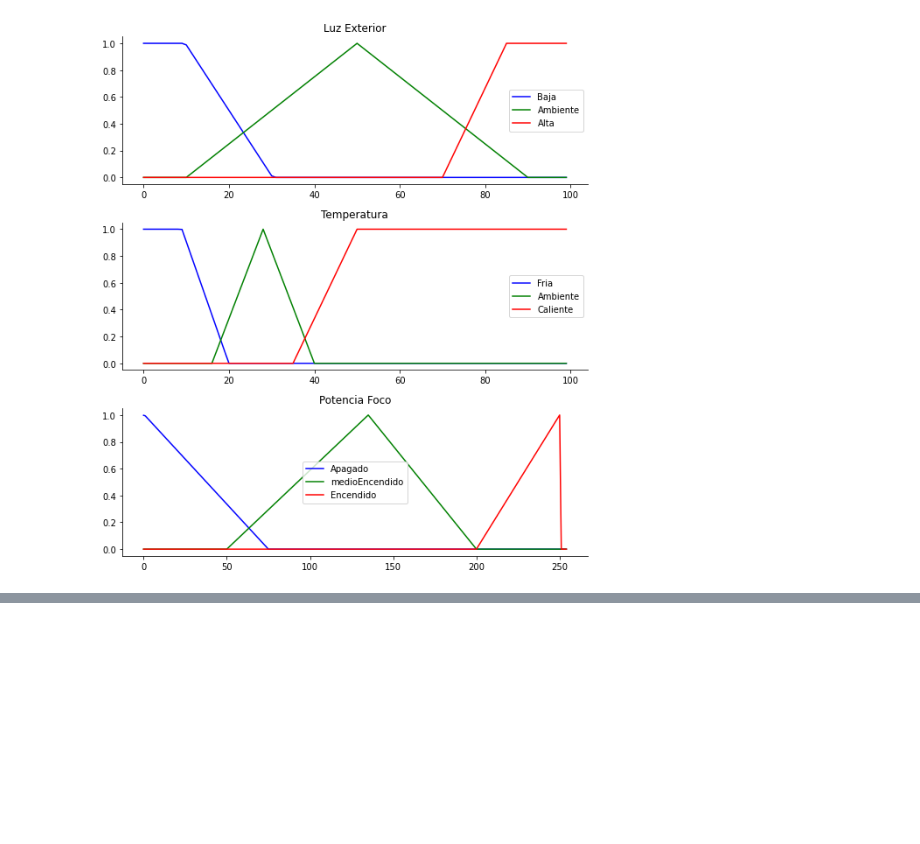
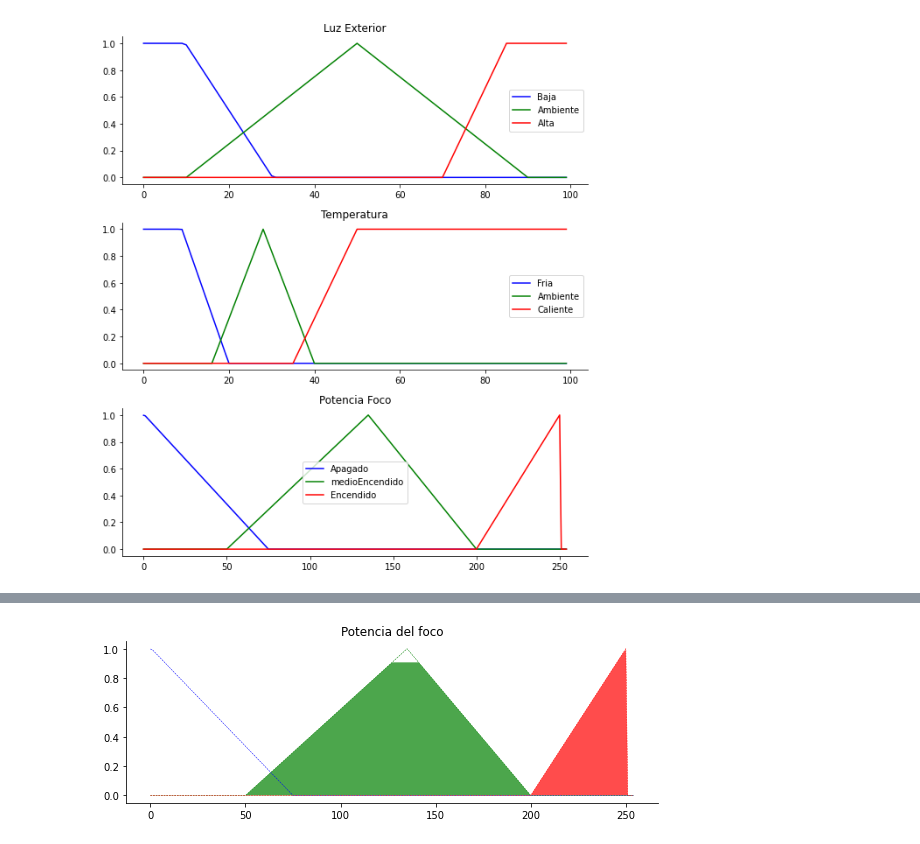
Before and after one commit to MenghySanchez/IA_Parcial1, a Jupyter notebook: control_luz.ipynb, the cells around one changed output, grey strips where cells are left out. Cells and saved outputs as stored; diff of their text form; code cells hidden in the pictures; blank space fills up the shorter version.

```diff
--- a/control_luz.ipynb
+++ b/control_luz.ipynb
@@ -115,3 +115,89 @@ plt.tight_layout()
 # 8.- si la LuxExterna es Alta y la temperatura es temperatura ambiente entonces la potencia del foco es Apagado
 # 9.- si la LuxExterna es Alta y la temperatura es caliente entonces la potencia del foco es Apagado
 #==============================================================================================================================
+# %%
+#Seguimos con la aplicacion de las reglas
+# para realizar la pruebas le asignaremos valores a la temperatura y a la temperatura y luz exterior
+Luz_Exterior = 10
+Temperatura = 10
+
+luz_nivel_bajo = fuzz.interp_membership(x_luz, LB, Luz_Exterior)
+luz_nivel_medio = fuzz.interp_membership(x_luz, LAB, Luz_Exterior)
+luz_nivel_alto = fuzz.interp_membership(x_luz, LA, Luz_Exterior)
+
+temp_nivel_bajo = fuzz.interp_membership(x_temperatura, TF, Temperatura)
+temp_nivel_medio = fuzz.interp_membership(x_temperatura, TA, Temperatura)
+temp_nivel_alto = fuzz.interp_membership(x_temperatura, TC, Temperatura)
+# %%
+#ahora tomaremos las reglas que mencionamos antes, el operado or indica que se tomara la mayor
+#======================================================================
+#para la regla 1
+active_rule1 = np.fmax(luz_nivel_bajo, temp_nivel_bajo)
+potenciaFoco_activation_al = np.fmin(active_rule1, Encendido)
+#======================================================================
+#para la regla 2
+active_rule2 = np.fmax(luz_nivel_bajo, temp_nivel_medio)
+potenciaFoco_activation_me = np.fmin(active_rule2, medioEncendido)
+#======================================================================
+#para la regla 3
+active_rule3 = np.fmax(luz_nivel_bajo, temp_nivel_alto)
+potenciaFoco_activation_me = np.fmin(active_rule3, medioEncendido)
+#======================================================================
+#para la regla 4
+active_rule4 =np.fmax(luz_nivel_medio, temp_nivel_bajo)
+potenciaFoco_activation_me = np.fmin(active_rule4, medioEncendido)
+#======================================================================
+#para la regla 5
+active_rule5 =np.fmax(luz_nivel_medio, temp_nivel_medio)
+potenciaFoco_activation_me = np.fmin(active_rule5, medioEncendido)
+#======================================================================
+#para la regla 6
+active_rule6 =np.fmax(luz_nivel_medio, temp_nivel_alto)
+potenciaFoco_activation_ba = np.fmin(active_rule6, Apagado)
+#======================================================================
+#para la regla 7
+active_rule7 = np.fmax(luz_nivel_alto, temp_nivel_bajo)
+potenciaFoco_activation_me = np.fmin(active_rule7, medioEncendido)
+#======================================================================
+#para la regla 8
+active_rule8 = np.fmax(luz_nivel_alto, temp_nivel_medio)
+potenciaFoco_activation_ba = np.fmin(active_rule8, Apagado)
+#======================================================================
+#para la regla 9
+active_rule9 = np.fmax(luz_nivel_alto, temp_nivel_alto)
+potenciaFoco_activation_ba = np.fmin(active_rule9, Apagado)
+#======================================================================
+
+
+potencia0 = np.zeros_like(x_potenciaFoco)
+
+#visualizamos esto
+
+fig, ax0 = plt.subplots(figsize=(8, 3))
+
+ax0.fill_between(x_potenciaFoco, potencia0, potenciaFoco_activation_ba, facecolor='b', alpha=0.7)
+ax0.plot(x_potenciaFoco, Apagado, 'b', linewidth=0.5, linestyle='--', )
+
+ax0.fill_between(x_potenciaFoco, potencia0, potenciaFoco_activation_me, facecolor='g', alpha=0.7)
+ax0.plot(x_potenciaFoco, medioEncendido, 'g', linewidth=0.5, linestyle='--')
+
+ax0.fill_between(x_potenciaFoco, potencia0, potenciaFoco_activation_al, facecolor='r', alpha=0.7)
+ax0.plot(x_potenciaFoco, Encendido, 'r', linewidth=0.5, linestyle='--')
+ax0.set_title('Potencia del foco')
+
+for ax in (ax0,):
+    ax.spines['top'].set_visible(False)
+    ax.spines['right'].set_visible(False)
+    ax.get_xaxis().tick_bottom()
+    ax.get_yaxis().tick_left()
+
+plt.tight_layout()
+
+print('===================================')
+print('El color azul  -> Apagado')
+print('El color verde -> Medio Encendido')
+print('El color Rojo  -> Encendido')
+print('===================================')
+print('La luz exterior es de:',Luz_Exterior)
+print('La temperatura es de: ',Temperatura)
+# %% [output]
@@ -117,0 +211 @@ plt.tight_layout()
+[figure, added]
```
Also changed, not shown: parts of 2 cells of this notebook, 1 other file.
